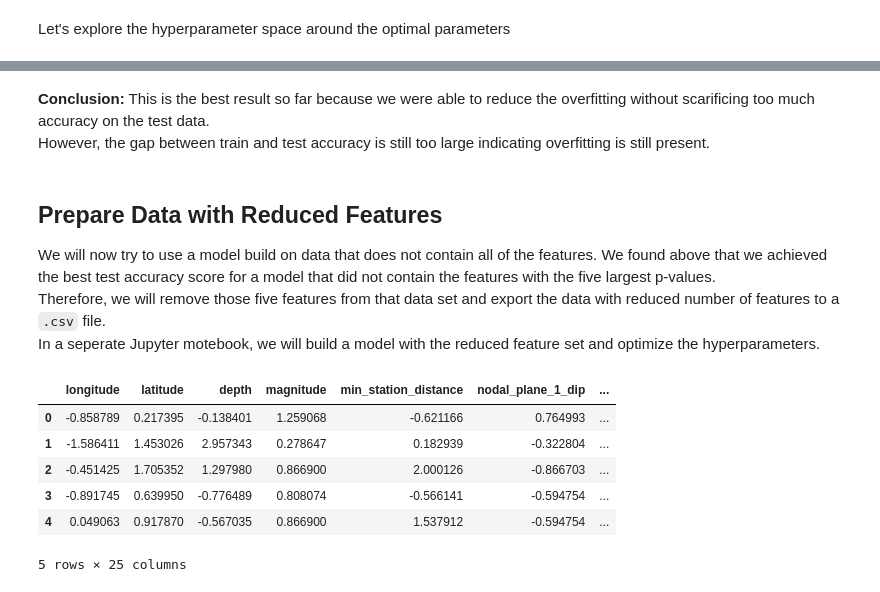
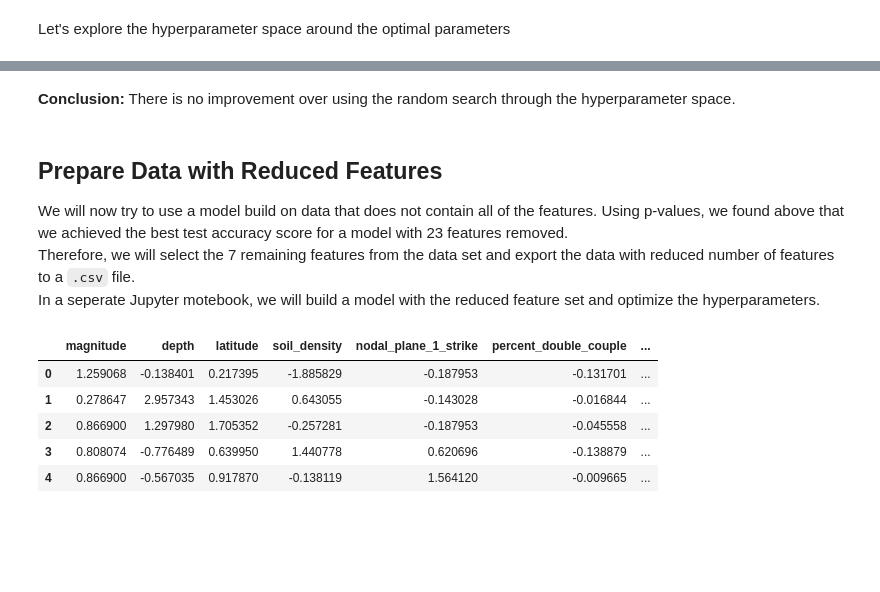
Before and after one commit to AI-Bootcamp-Class/project2, a Jupyter notebook: rfc_model_optimization.ipynb, the cells around one changed output, grey strips where cells are left out. Drawn from its saved outputs; the diff is of its cells as text; code cells hidden in the pictures; blank space fills up the shorter version.

Commit message:
RFC model optimization including soil bulk density

```diff
--- a/rfc_model_optimization.ipynb
+++ b/rfc_model_optimization.ipynb
@@ -466,31 +465,27 @@ Accuracy - Test: 0.651
     accuracy                           0.65       240
    macro avg       0.65      0.65      0.65       240
 weighted avg       0.65      0.65      0.65       240
-# %% [markdown]
-**Conclusion:** This is the best result so far because we were able to reduce the overfitting without scarificing too much accuracy on the test data.
-However, the gap between train and test accuracy is still too large indicating overfitting is still present.
+# %% [markdown]
+**Conclusion:** There is no improvement over using the random search through the hyperparameter space.
 # %% [markdown]
 ## Prepare Data with Reduced Features
-We will now try to use a model build on data that does not contain all of the features. We found above that we achieved the best test accuracy score for a model that did not contain the features with the five largest p-values.
-Therefore, we will remove those five features from that data set and export the data with reduced number of features to a `.csv` file.
+We will now try to use a model build on data that does not contain all of the features. Using p-values, we found above that we achieved the best test accuracy score for a model with 23 features removed.
+Therefore, we will select the 7 remaining features from the data set and export the data with reduced number of features to a `.csv` file.
 In a seperate Jupyter motebook, we will build a model with the reduced feature set and optimize the hyperparameters.
-# %%
-# Drop the 5 features with the largest p-values
-df_red = df.drop(columns=['n_axis_azimuth',
-                        'nodal_plane_1_rake',
-                        'number_stations',
-                        'p_axis_length',
-                        'tensor_mtp'])
-
-display(df_red.head())
-# %% [output]
-|  | longitude | latitude | depth | magnitude | min_station_distance | nodal_plane_1_dip | ... |
-| 0 | -0.858789 | 0.217395 | -0.138401 | 1.259068 | -0.621166 | 0.764993 | ... |
-| 1 | -1.586411 | 1.453026 | 2.957343 | 0.278647 | 0.182939 | -0.322804 | ... |
-| 2 | -0.451425 | 1.705352 | 1.297980 | 0.866900 | 2.000126 | -0.866703 | ... |
-| 3 | -0.891745 | 0.639950 | -0.776489 | 0.808074 | -0.566141 | -0.594754 | ... |
-| 4 | 0.049063 | 0.917870 | -0.567035 | 0.866900 | 1.537912 | -0.594754 | ... |
-5 rows × 25 columns
+# %%
+# Keep 7 features with the smallest p_values and the target column, 'mmi_class'
+df_red = df[['magnitude', 'depth', 'latitude', 'soil_density',
+             'nodal_plane_1_strike', 'percent_double_couple', 'min_station_distance',
+             'mmi_class']]
+
+display(df_red.head())
+# %% [output]
+|  | magnitude | depth | latitude | soil_density | nodal_plane_1_strike | percent_double_couple | ... |
+| 0 | 1.259068 | -0.138401 | 0.217395 | -1.885829 | -0.187953 | -0.131701 | ... |
+| 1 | 0.278647 | 2.957343 | 1.453026 | 0.643055 | -0.143028 | -0.016844 | ... |
+| 2 | 0.866900 | 1.297980 | 1.705352 | -0.257281 | -0.187953 | -0.045558 | ... |
+| 3 | 0.808074 | -0.776489 | 0.639950 | 1.440778 | 0.620696 | -0.138879 | ... |
+| 4 | 0.866900 | -0.567035 | 0.917870 | -0.138119 | 1.564120 | -0.009665 | ... |
 # %%
 # Export DataFrame with reduced data to a .csv file
 df_red.to_csv('Resources/earthquake_data_reduced.csv', index=False)
```
Also changed, not shown: parts of 23 cells of this notebook, 2 other files.
